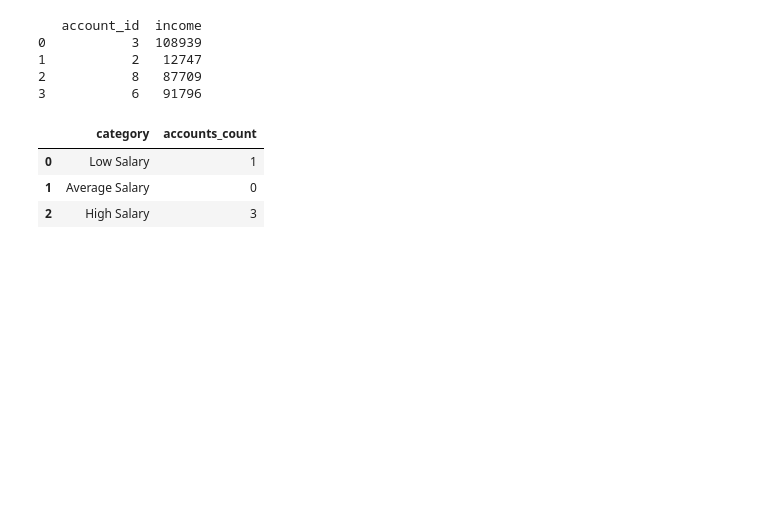
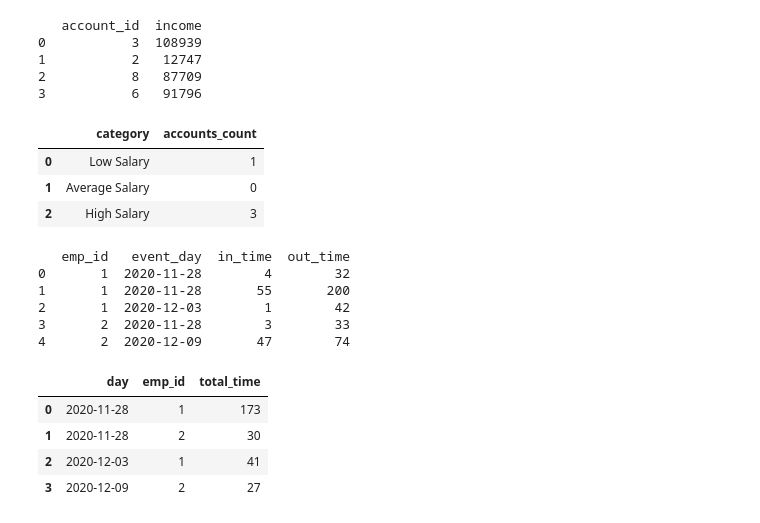
Before and after one commit to juancarvajal-hub/30-days-panda, a Jupyter notebook: 30_days-of_panda.ipynb, the cells around one changed output. Drawn from its saved outputs; the diff is of its cells as text; code cells hidden in the pictures; blank space fills up the shorter version.

Commit message:
Ejercicio 17

```diff
--- a/30_days-of_panda.ipynb
+++ b/30_days-of_panda.ipynb
@@ -610,3 +610,49 @@ count_salary_categories(accounts)
 | 0 | Low Salary | 1 |
 | 1 | Average Salary | 0 |
 | 2 | High Salary | 3 |
+# %%
+#  Décimo septimo ejercicio de pandas
+
+# Find Total Time Spent by Each Employee
+# Write a solution to calculate the total time in minutes spent by each employee on each day at the office.
+# Note that within one day, an employee can enter and leave more than once.
+# The time spent in the office for a single entry is out_time - in_time.
+
+import pandas as pd
+
+employees_base = {
+    "emp_id": [1, 1, 1, 2, 2],
+    "event_day": [
+        "2020-11-28",
+        "2020-11-28",
+        "2020-12-03",
+        "2020-11-28",
+        "2020-12-09"
+    ],
+    "in_time": [4, 55, 1, 3, 47],
+    "out_time": [32, 200, 42, 33, 74]
+}
+
+employees = pd.DataFrame(employees_base)
+
+print(employees)
+
+def total_time(employees: pd.DataFrame) -> pd.DataFrame:
+
+    employees["total_time"] =  employees["out_time"] - employees["in_time"]
+    return employees.groupby(["event_day","emp_id"])[["total_time"]].sum().reset_index().\
+    rename(columns={"event_day":"day"})
+
+total_time(employees)
+# %% [output]
+   emp_id   event_day  in_time  out_time
+0       1  2020-11-28        4        32
+1       1  2020-11-28       55       200
+2       1  2020-12-03        1        42
+3       2  2020-11-28        3        33
+4       2  2020-12-09       47        74
+|  | day | emp_id | total_time |
+| 0 | 2020-11-28 | 1 | 173 |
+| 1 | 2020-11-28 | 2 | 30 |
+| 2 | 2020-12-03 | 1 | 41 |
+| 3 | 2020-12-09 | 2 | 27 |
```
